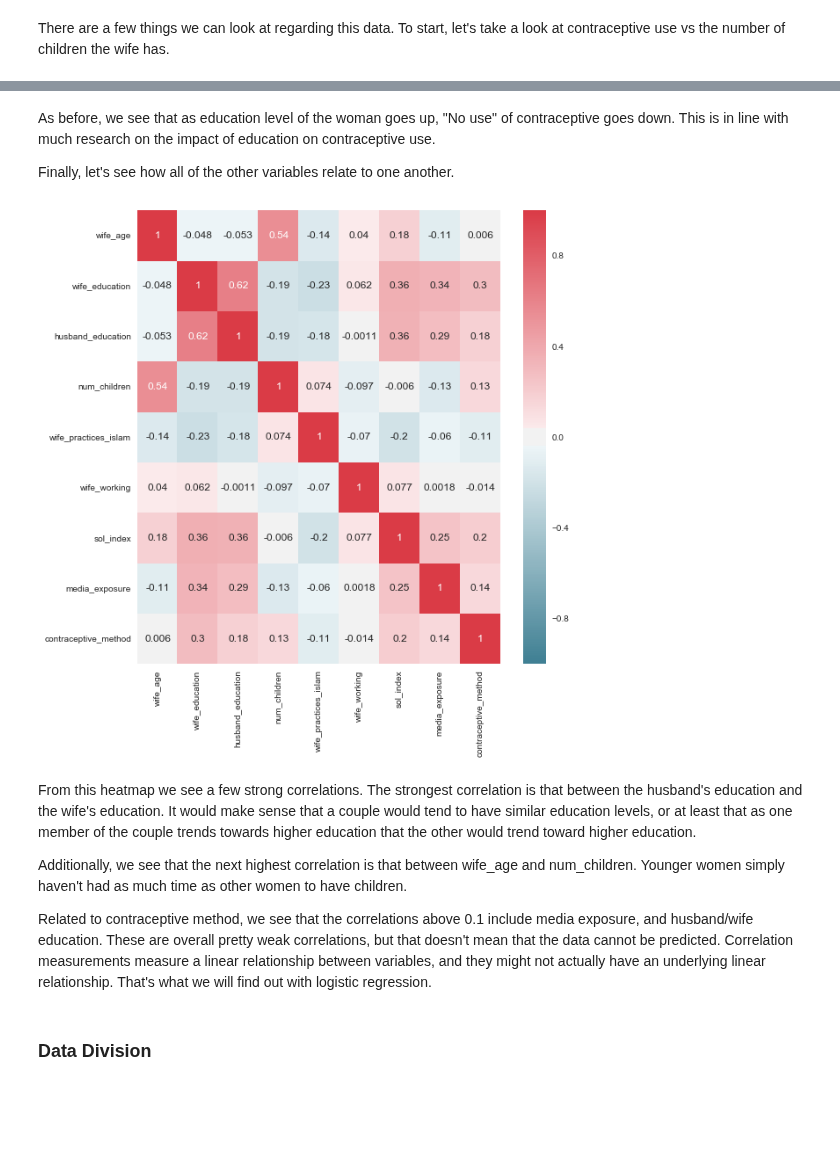
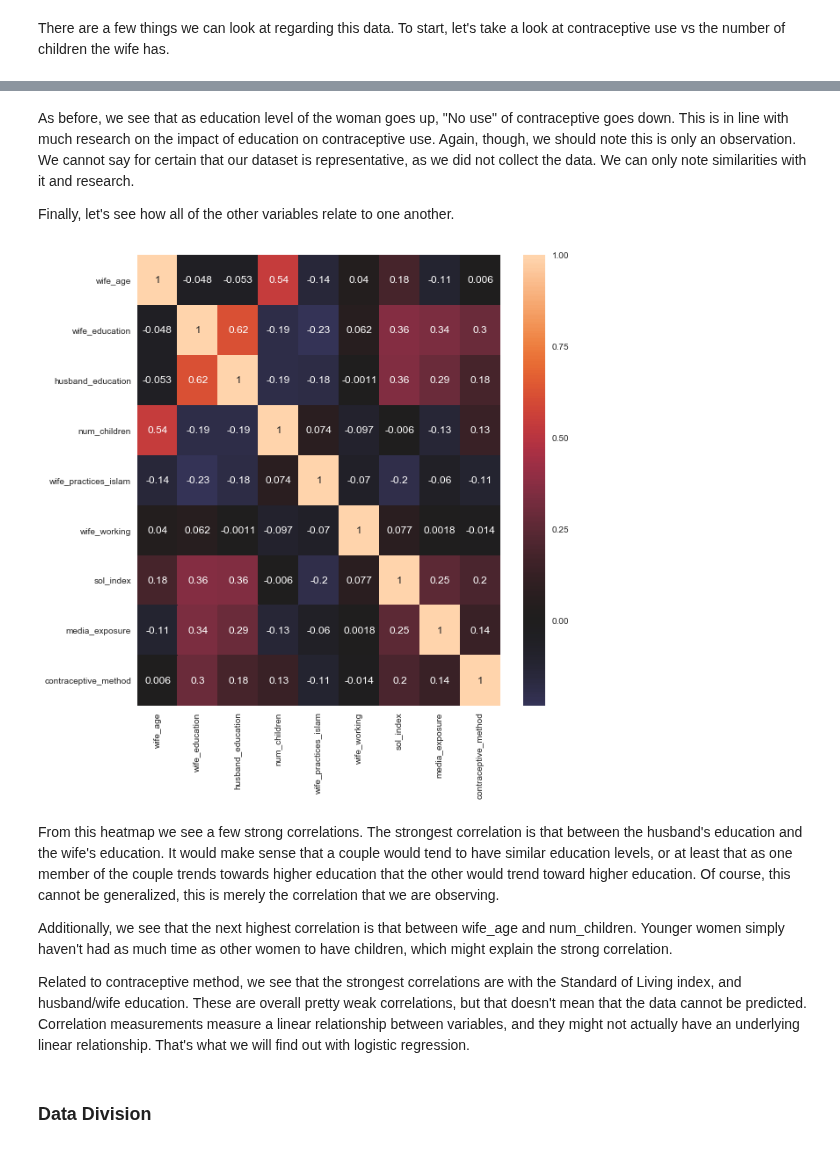
Before and after one commit to Thakugan/machine-learning-notebooks, a Jupyter notebook: 4-extending-logistric-regression/contraceptive-method-choice.ipynb, the cells around one changed output, grey strips where cells are left out. Saved outputs shown, nothing was run; the diff lists cells and outputs as text; code cells hidden in the pictures; blank space fills up the shorter version.

```diff
--- a/4-extending-logistric-regression/contraceptive-method-choice.ipynb
+++ b/4-extending-logistric-regression/contraceptive-method-choice.ipynb
@@ -220,25 +213,25 @@ wife_education
 # %% [markdown]
-As before, we see that as education level of the woman goes up, "No use" of contraceptive goes down. This is in line with much research on the impact of education on contraceptive use.
+As before, we see that as education level of the woman goes up, "No use" of contraceptive goes down. This is in line with much research on the impact of education on contraceptive use. Again, though, we should note this is only an observation. We cannot say for certain that our dataset is representative, as we did not collect the data. We can only note similarities with it and research.
 
 Finally, let's see how all of the other variables relate to one another.
 # %%
 # plot the correlation matrix using seaborn
-cmap = sns.diverging_palette(220, 10, as_cmap=True) # one of the many color mappings
-sns.set(style="darkgrid") # one of the many styles to plot using
+# cmap = sns.diverging_palette(220, 10, as_cmap=True)
+# sns.set(style="darkgrid")
 
 f, ax = plt.subplots(figsize=(9, 9))
 
-sns.heatmap(data.corr(), cmap=cmap, annot=True, center=0)
+sns.heatmap(data.corr(), annot=True, center=0)
 
 f.tight_layout()
 # %% [output]
-[figure, old version]
+[figure, new version]
 # %% [markdown]
-From this heatmap we see a few strong correlations. The strongest correlation is that between the husband's education and the wife's education. It would make sense that a couple would tend to have similar education levels, or at least that as one member of the couple trends towards higher education that the other would trend toward higher education.
+From this heatmap we see a few strong correlations. The strongest correlation is that between the husband's education and the wife's education. It would make sense that a couple would tend to have similar education levels, or at least that as one member of the couple trends towards higher education that the other would trend toward higher education. Of course, this cannot be generalized, this is merely the correlation that we are observing.
 
-Additionally, we see that the next highest correlation is that between wife_age and num_children. Younger women simply haven't had as much time as other women to have children.
+Additionally, we see that the next highest correlation is that between wife_age and num_children. Younger women simply haven't had as much time as other women to have children, which might explain the strong correlation.
 
-Related to contraceptive method, we see that the correlations above 0.1 include media exposure, and husband/wife education. These are overall pretty weak correlations, but that doesn't mean that the data cannot be predicted. Correlation measurements measure a linear relationship between variables, and they might not actually have an underlying linear relationship. That's what we will find out with logistic regression.
+Related to contraceptive method, we see that the strongest correlations are with the Standard of Living index, and husband/wife education. These are overall pretty weak correlations, but that doesn't mean that the data cannot be predicted. Correlation measurements measure a linear relationship between variables, and they might not actually have an underlying linear relationship. That's what we will find out with logistic regression.
 # %% [markdown]
 ### Data Division
 # %% [markdown]
```
Also changed, not shown: parts of 37 cells of this notebook.
